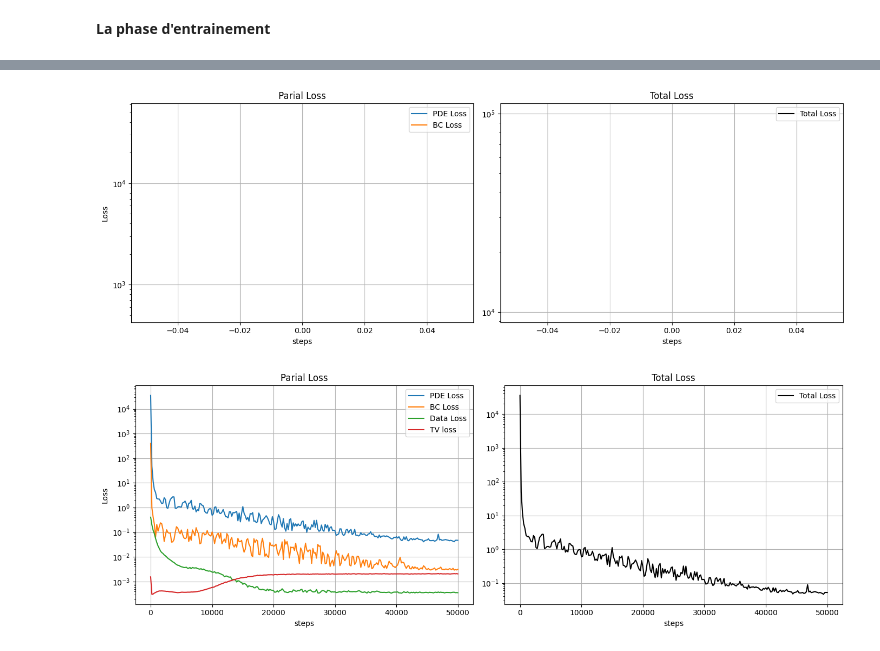
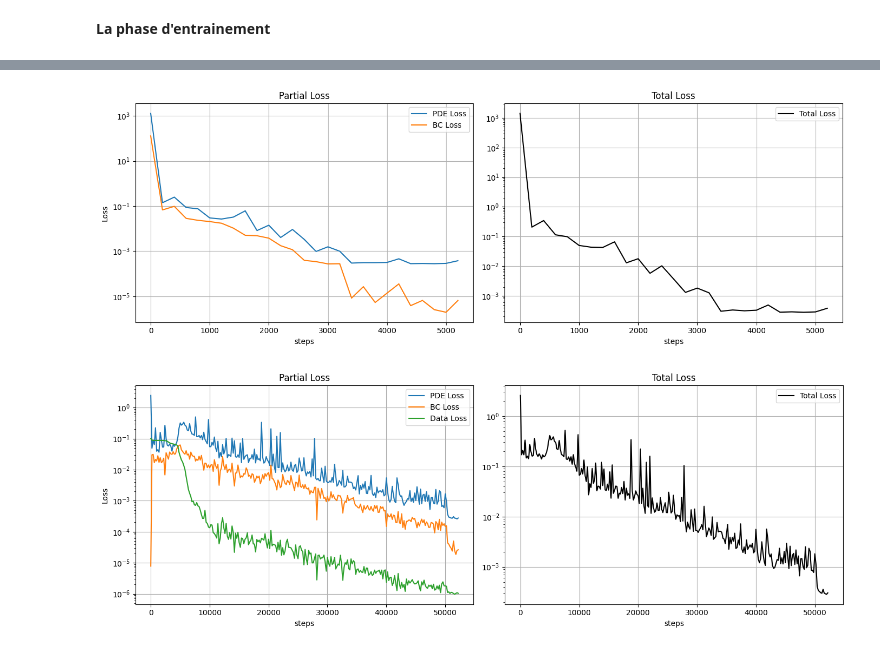
Before and after one commit to Mintche/Internship-PINNs, a Jupyter notebook: 2D Wave Guide/WaveGuide_PINN_trird.ipynb, the cells around one changed output, grey strips where cells are left out. Saved outputs shown, nothing was run; the diff lists cells and outputs as text; code cells hidden in the pictures.

```diff
--- a/2D Wave Guide/WaveGuide_PINN_trird.ipynb
+++ b/2D Wave Guide/WaveGuide_PINN_trird.ipynb
@@ -20,8 +20,8 @@ print(jax.devices())
 H = 0.6
 L = 1
 
-data_loader_left = WaveguideBoundaryData('data/pinn_boundary_left_circle_contrast20percent.csv')
-data_loader_right = WaveguideBoundaryData('data/pinn_boundary_right_circle_contrast20percent.csv')
+data_loader_left = WaveguideBoundaryData('data/pinn_boundary_left_circle_contrast20percent_mode0.csv')
+data_loader_right = WaveguideBoundaryData('data/pinn_boundary_right_circle_contrast20percent_mode0.csv')
 
 X_left, Y_left, U_re_left, U_im_left, freq = data_loader_left.get_training_data()
 X_right, Y_right, U_re_right, U_im_right, _ = data_loader_right.get_training_data()
@@ -153,7 +159,7 @@ a_n = jnp.sqrt(2/H) * jnp.ones(N_modes)
 a_n = a_n.at[0].set(jnp.sqrt(1/H))
 C_quad = a_n[:, None] * jnp.cos(n_modes[:, None] * jnp.pi * y_quad[None, :] / H)
 
-def loss_fn(params_uv, layers_m, x, y, f, target_u_left, target_u_right, y_bnd_left, y_bnd_right, u_norm_val, weights, phase1=False):
+def loss_fn(params_uv, layers_m, x, y, f, target_u_left, target_u_right, y_bnd_left, y_bnd_right, u_norm_val, weights, is_warmup=False, use_healthy_guide=False):
 
     def uv(x,y):
         features = gamma(x, y, params_uv['sigma'])
@@ -163,7 +169,7 @@ def loss_fn(params_uv, layers_m, x, y, f, target_u_left, target_u_right, y_bnd_l
         return forward_params(layers_m, jnp.array([x, y]))
 
     def k2(x,y):
-        if phase1:
+        if use_healthy_guide:
             return (2*jnp.pi*f/c0)**2
         else:
             return (2*jnp.pi*f)**2*m(x,y)
@@ -221,7 +227,7 @@ def loss_fn(params_uv, layers_m, x, y, f, target_u_left, target_u_right, y_bnd_l
     neum_loss = jnp.mean(jax.vmap(uv_y, in_axes=(0, None))(x, 1.0)**2 + jax.vmap(uv_y, in_axes=(0, None))(x, -1.0)**2)
     bc_loss = neum_loss + dtn_loss_left + dtn_loss_right
     #data + TV
-    if phase1:
+    if is_warmup:
         data_loss = 0.0
         TV_loss = 0.0
     else:
@@ -508,12 +531,12 @@ eval_interval = 200
 switch_threshold = 1e-5
 switch_window = 10
 
-max_steps_adam_phase1 = 1
-max_steps_lbfgs_phase1 = 0
+max_steps_adam_phase1 = 3001
+max_steps_lbfgs_phase1 = 2001
 max_steps_adam_phase2 = 50001
-max_steps_lbfgs_phase2 = 0
+max_steps_lbfgs_phase2 = 2001
 
-freq = np.array([f_test])
+freq = np.array([300.0])
 
 key, subkey = jax.random.split(key)
 params_uv, layers_m, key, loss_forward, loss_inverse = train(
@@ -578,7 +602,7 @@ ax1.semilogy(x_axis, bc_losses, label="BC Loss")
 
 ax2.semilogy(x_axis, total_losses, label="Total Loss", color='black')
 
-ax1.set_title("Parial Loss")
+ax1.set_title("Partial Loss")
 ax1.set_xlabel("steps")
 ax1.set_ylabel("Loss")
 ax1.legend(loc="upper right")
@@ -595,39 +619,40 @@ plt.show()
 loss_inverse_arr = np.array(loss_inverse)
 pde_losses = loss_inverse_arr[:,0]
 bc_losses = loss_inverse_arr[:,1]
 data_losses = loss_inverse_arr[:,2]
-TV_losses = loss_inverse_arr[:,3]
-total_losses = pde_losses + bc_losses + data_losses + TV_losses
+#TV_losses = loss_inverse_arr[:,3]
+total_losses = pde_losses + bc_losses + data_losses
 
 eval_interval_plot = eval_interval
 
 x_axis = eval_interval_plot * np.arange(len(loss_inverse_arr))
 
 fig, (ax1, ax2) = plt.subplots(1, 2, figsize=(14, 5))
 
 ax1.semilogy(x_axis, pde_losses, label="PDE Loss")
 ax1.semilogy(x_axis, bc_losses, label="BC Loss")
 ax1.semilogy(x_axis, data_losses, label="Data Loss")
-ax1.semilogy(x_axis, TV_losses, label="TV loss")
+#ax1.semilogy(x_axis, TV_losses, label="TV loss")
 
 ax2.semilogy(x_axis, total_losses, label="Total Loss", color='black')
 
-ax1.set_title("Parial Loss")
+ax1.set_title("Partial Loss")
 ax1.set_xlabel("steps")
 ax1.set_ylabel("Loss")
 ax1.legend(loc="upper right")
 ax1.grid(True)
 
 ax2.set_title("Total Loss")
 ax2.set_xlabel("steps")
 ax2.legend(loc="upper right")
 ax2.grid(True)
 
 plt.tight_layout()
+plt.savefig('fig/2D_Wave_guide_losses.pdf')
 plt.show()
 # %% [output]
-[figure, old version]
+[figure, new version]
-[figure, old version]
+[figure, new version]
 # %%
 def c(x,y):
     return 1/jnp.sqrt(forward_params(layers_m, jnp.array([x, y])))
```
Also changed, not shown: parts of 6 cells of this notebook, 25 other files.
